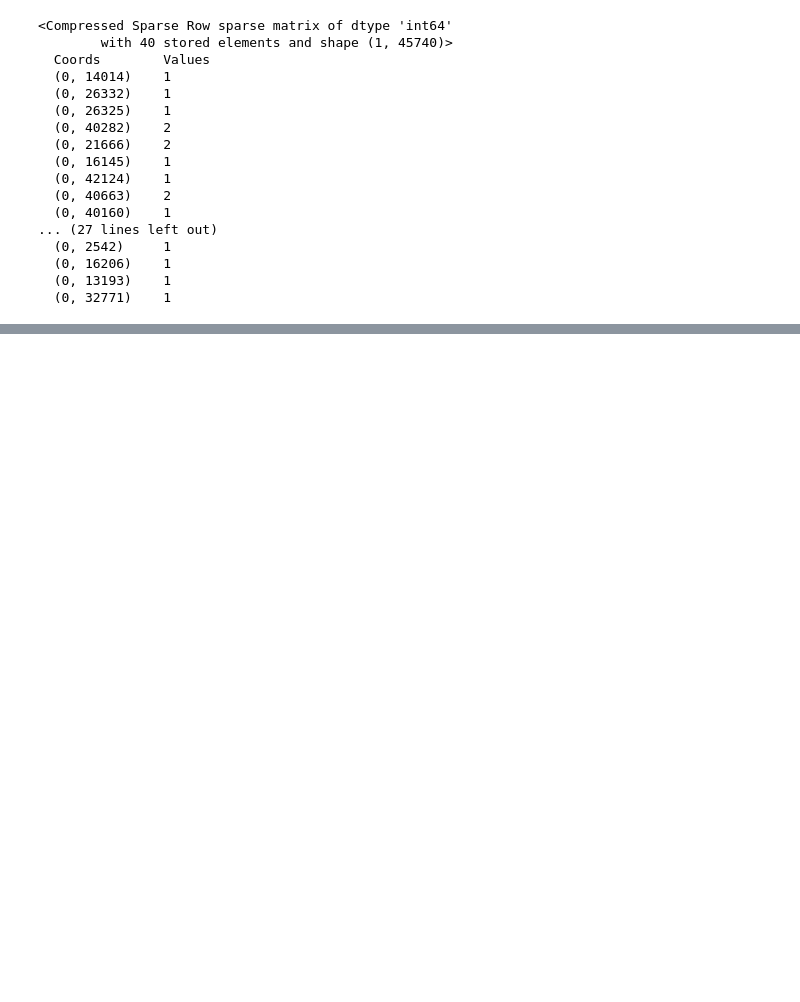
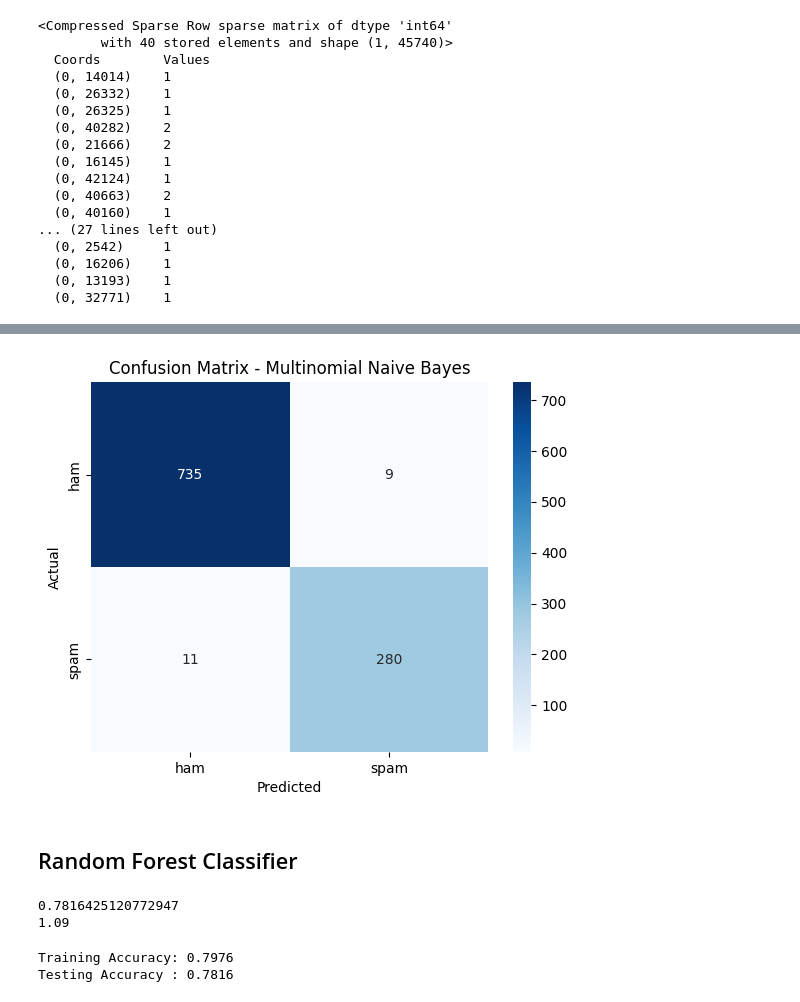
Before and after one commit to nisal2002/Phishing-Detection-AI-Techniques, a Jupyter notebook: old/old_phishing_email.ipynb, the cells around one changed output, grey strips where cells are left out. Saved outputs shown, nothing was run; the diff lists cells and outputs as text; code cells hidden in the pictures; blank space fills up the shorter version.

```diff
--- a/old/old_phishing_email.ipynb
+++ b/old/old_phishing_email.ipynb
@@ -211,0 +288,15 @@ print(x[0])
+# %%
+from sklearn.naive_bayes import MultinomialNB
+from sklearn.metrics import accuracy_score
+start = perf_counter()
+clf = MultinomialNB()
+clf.fit(x_train, y_train)
+naive_predict=clf.predict(x_test)
+Accuracy.append(accuracy_score(naive_predict,y_test))
+print(Accuracy[1])
+duration = perf_counter() - start
+duration = round(duration,2)
+Duration.append(duration)
+print(Duration[1])
+with open("models/multinomialNb.pkl", "wb") as file:
+    pkl.dump(clf, file)
@@ -211,0 +306,10 @@ print(x[0])
+# %%
+train_pred = clf.predict(x_train)
+test_pred = clf.predict(x_test)
+
+train_acc = accuracy_score(y_train, train_pred)
+test_acc = accuracy_score(y_test, test_pred)
+
+print("Training Accuracy:", round(train_acc, 4))
+print("Testing Accuracy :", round(test_acc, 4))
+print()
@@ -211,0 +332,44 @@ print(x[0])
+# %%
+cm = confusion_matrix(y_test, test_pred)
+sns.heatmap(cm, annot=True, fmt='d', cmap='Blues',
+            xticklabels=['ham', 'spam'],
+            yticklabels=['ham', 'spam'])
+
+plt.xlabel('Predicted')
+plt.ylabel('Actual')
+plt.title('Confusion Matrix - Multinomial Naive Bayes')
+plt.show()
+# %% [output]
+[figure, added]
+# %% [markdown]
+## Random Forest Classifier
+# %%
+from sklearn.ensemble import RandomForestClassifier
+start = perf_counter()
+forest_clf = RandomForestClassifier(max_depth=10, random_state=0)
+forest_clf.fit(x_train,y_train)
+ran_pred=forest_clf.predict(x_test)
+Accuracy.append(accuracy_score(ran_pred,y_test))
+print(Accuracy[2])
+duration = perf_counter() - start
+duration = round(duration,2)
+Duration.append(duration)
+print(Duration[2])
+with open("models/random_forest.pkl", "wb") as file:
+    pkl.dump(forest_clf, file)
+# %% [output]
+0.7816425120772947
+1.09
+# %%
+train_pred = forest_clf.predict(x_train)
+test_pred = forest_clf.predict(x_test)
+
+train_acc = accuracy_score(y_train, train_pred)
+test_acc = accuracy_score(y_test, test_pred)
+
+print("Training Accuracy:", round(train_acc, 4))
+print("Testing Accuracy :", round(test_acc, 4))
+print()
+# %% [output]
+Training Accuracy: 0.7976
+Testing Accuracy : 0.7816
```
Also changed, not shown: parts of 25 cells of this notebook, 7 other files.
